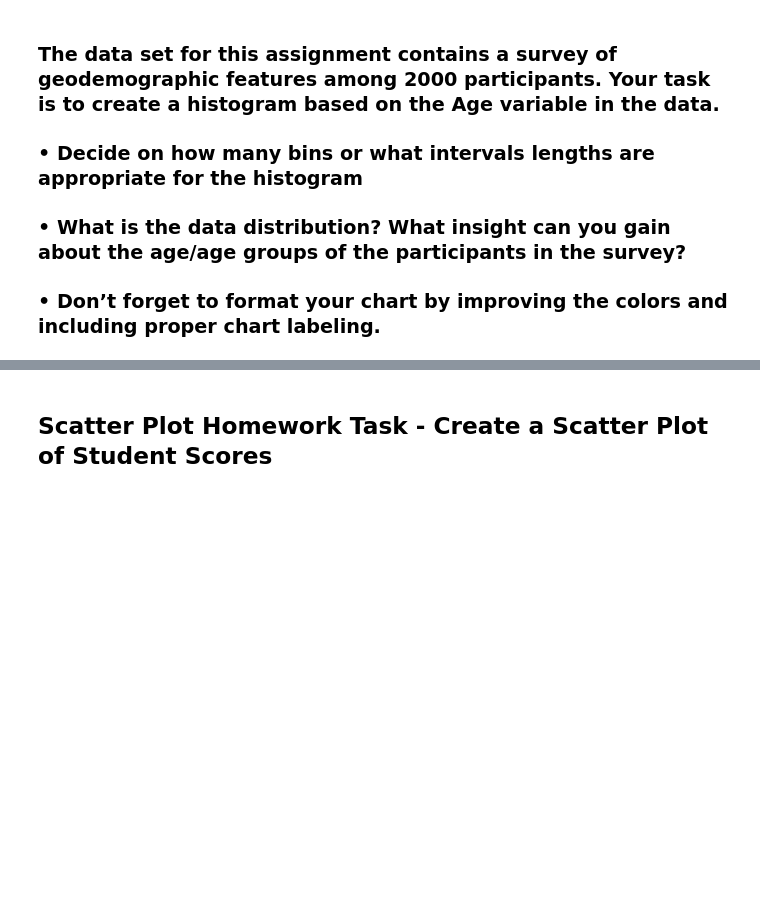
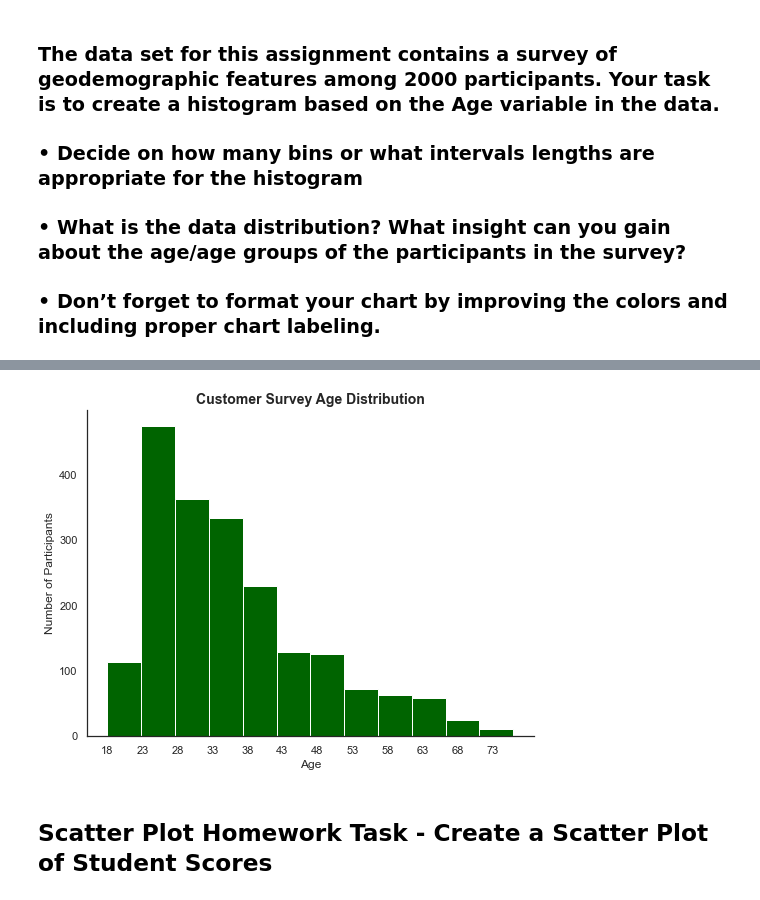
Before and after one commit to roblivesinottawa/data_analytics_python, a Jupyter notebook: S34 - Data Visualization/L1/Data Viz Homework Notebook.ipynb, the cells around one changed output, grey strips where cells are left out. Saved outputs shown, nothing was run; the diff lists cells and outputs as text; code cells hidden in the pictures; blank space fills up the shorter version.

Commit message:
created histogram for real estate prices

```diff
--- a/S34 - Data Visualization/L1/Data Viz Homework Notebook.ipynb
+++ b/S34 - Data Visualization/L1/Data Viz Homework Notebook.ipynb
@@ -284,3 +284,6 @@ plt.show()
 ### •	Decide on how many bins or what intervals lengths are appropriate for the histogram
 ### •	What is the data distribution? What insight can you gain about the age/age groups of the participants in the survey?
 ### •	Don’t forget to format your chart by improving the colors and including proper chart labeling.
+# %%
+df_customer_survey = pd.read_csv("histogram_survey_data.csv")
+df_customer_survey
@@ -287,3 +304,23 @@ plt.show()
+# %%
+# set the background to white
+sns.set_style('white')
+# set the size of the chart
+plt.figure(figsize=(8,6))
+# create histogram, pass Age, bins, color
+plt.hist(df_customer_survey["Age"], bins=12, color='darkgreen')
+# set title
+plt.title("Customer Survey Age Distribution", fontsize=14, fontweight='bold')
+#
+plt.xticks(np.arange(min(df_customer_survey['Age']), max(df_customer_survey['Age']), 5.0))
+# define labels
+plt.xlabel("Age")
+plt.ylabel("Number of Participants")
+# remove corners
+sns.despine()
+# display chart
+plt.show()
+# %% [output]
+[figure, added]
 # %% [markdown]
 ## Scatter Plot Homework Task - Create a Scatter Plot of Student Scores
 # %% [markdown]
```
Also changed, not shown: parts of 1 cell of this notebook, 1 other file.
